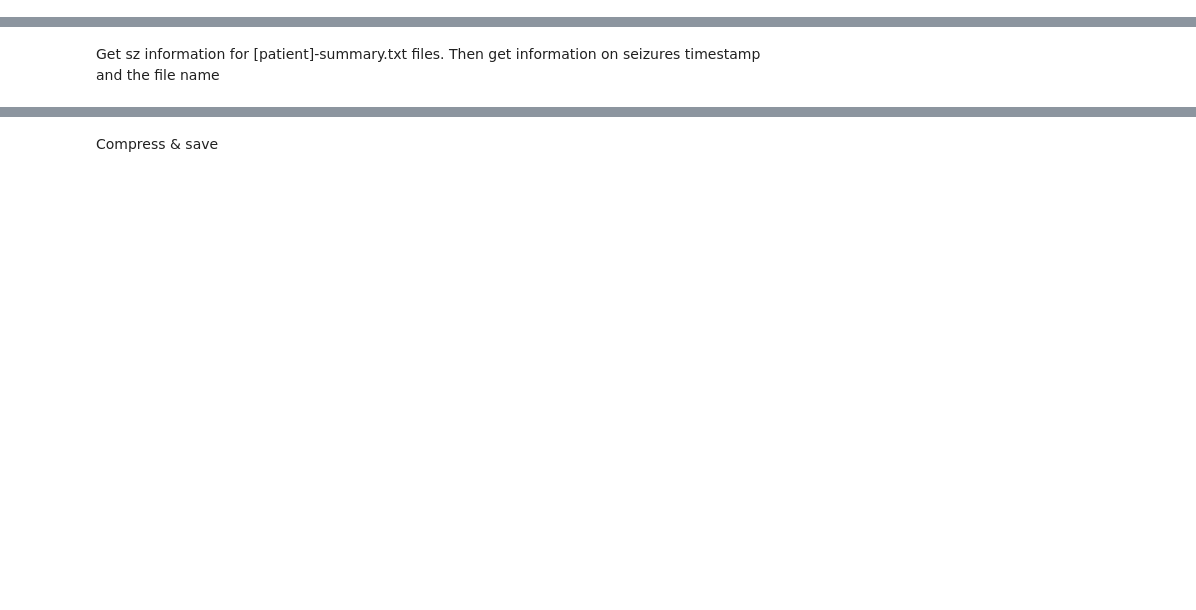
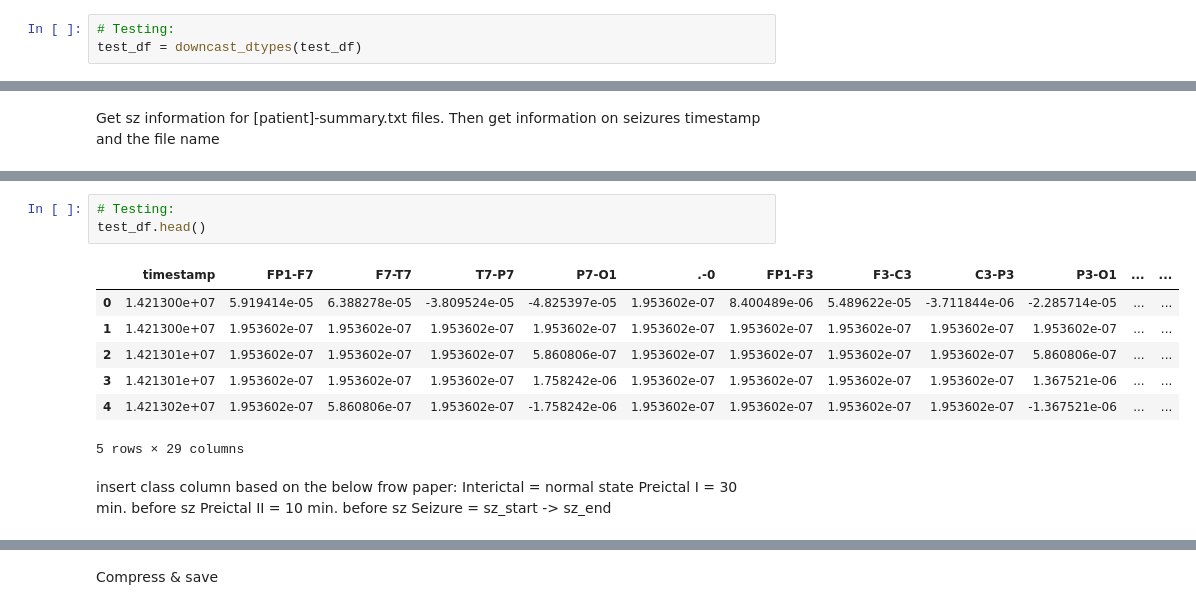
Before and after one commit to nikl1425/DeepLearning_Master, a Jupyter notebook: MIT_CHB_1.ipynb, the cells around one changed output, grey strips where cells are left out. Drawn from its saved outputs; the diff is of its cells as text; blank space fills up the shorter version.

```diff
--- a/MIT_CHB_1.ipynb
+++ b/MIT_CHB_1.ipynb
@@ -160,3 +164,6 @@ def downcast_dtypes(df):
     saved_time = (_start - _end) / _start * 100
     print(f"Saved: {saved_time:.2f}%")
     return df
+# %%
+# Testing:
+test_df = downcast_dtypes(test_df)
@@ -246,0 +306,17 @@ chb01_18
+# %%
+# Testing:
+test_df.head()
+# %% [output]
+|  | timestamp | FP1-F7 | F7-T7 | T7-P7 | P7-O1 | .-0 | FP1-F3 | F3-C3 | C3-P3 | P3-O1 | ... | ... |
+| 0 | 1.421300e+07 | 5.919414e-05 | 6.388278e-05 | -3.809524e-05 | -4.825397e-05 | 1.953602e-07 | 8.400489e-06 | 5.489622e-05 | -3.711844e-06 | -2.285714e-05 | ... | ... |
+| 1 | 1.421300e+07 | 1.953602e-07 | 1.953602e-07 | 1.953602e-07 | 1.953602e-07 | 1.953602e-07 | 1.953602e-07 | 1.953602e-07 | 1.953602e-07 | 1.953602e-07 | ... | ... |
+| 2 | 1.421301e+07 | 1.953602e-07 | 1.953602e-07 | 1.953602e-07 | 5.860806e-07 | 1.953602e-07 | 1.953602e-07 | 1.953602e-07 | 1.953602e-07 | 5.860806e-07 | ... | ... |
+| 3 | 1.421301e+07 | 1.953602e-07 | 1.953602e-07 | 1.953602e-07 | 1.758242e-06 | 1.953602e-07 | 1.953602e-07 | 1.953602e-07 | 1.953602e-07 | 1.367521e-06 | ... | ... |
+| 4 | 1.421302e+07 | 1.953602e-07 | 5.860806e-07 | 1.953602e-07 | -1.758242e-06 | 1.953602e-07 | 1.953602e-07 | 1.953602e-07 | 1.953602e-07 | -1.367521e-06 | ... | ... |
+5 rows × 29 columns
+# %% [markdown]
+insert class column based on the below frow paper: </br>
+Interictal = normal state </br>
+Preictal I = 30 min. before sz </br>
+Preictal II = 10 min. before sz </br>
+Seizure = sz_start -> sz_end
```
Also changed, not shown: parts of 29 cells of this notebook, 1 other file.
